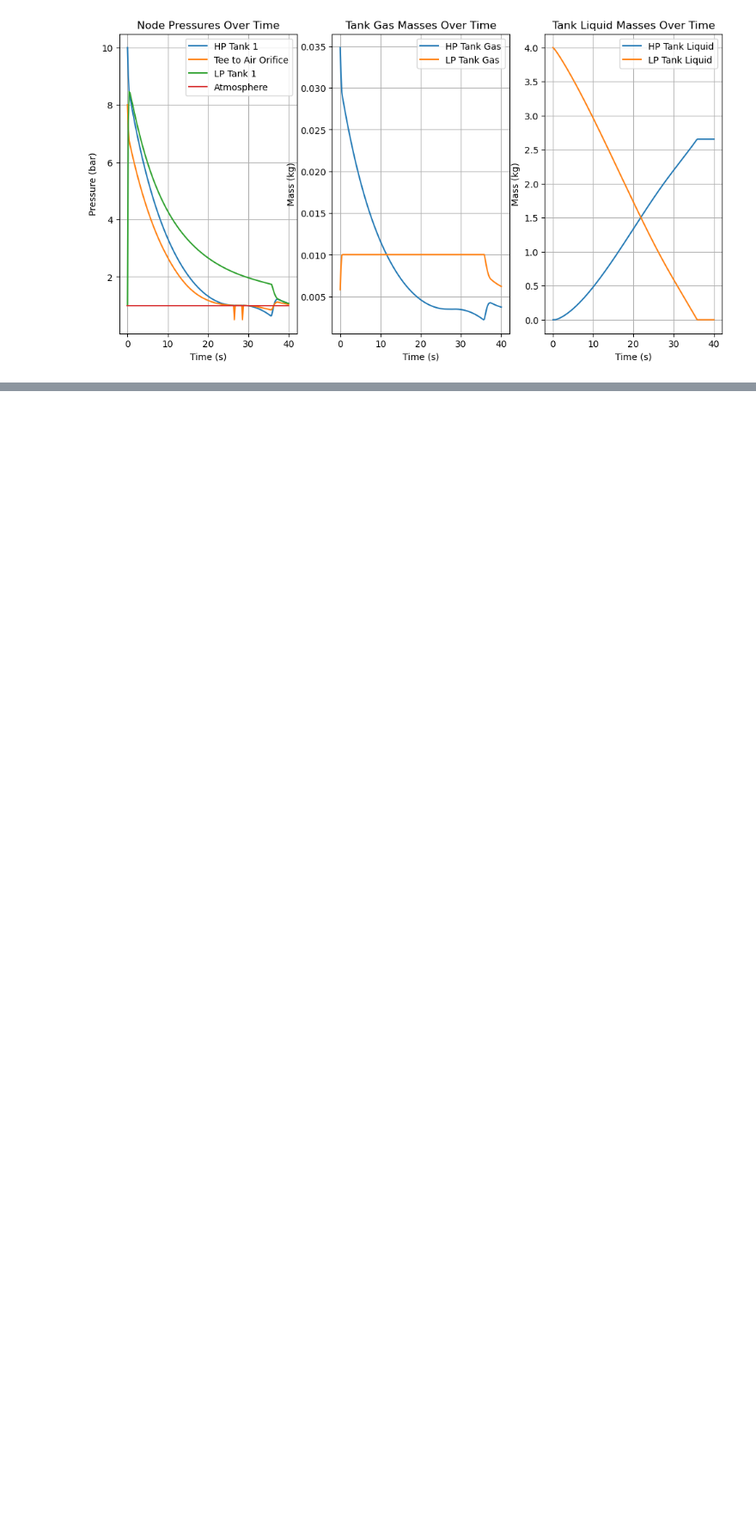
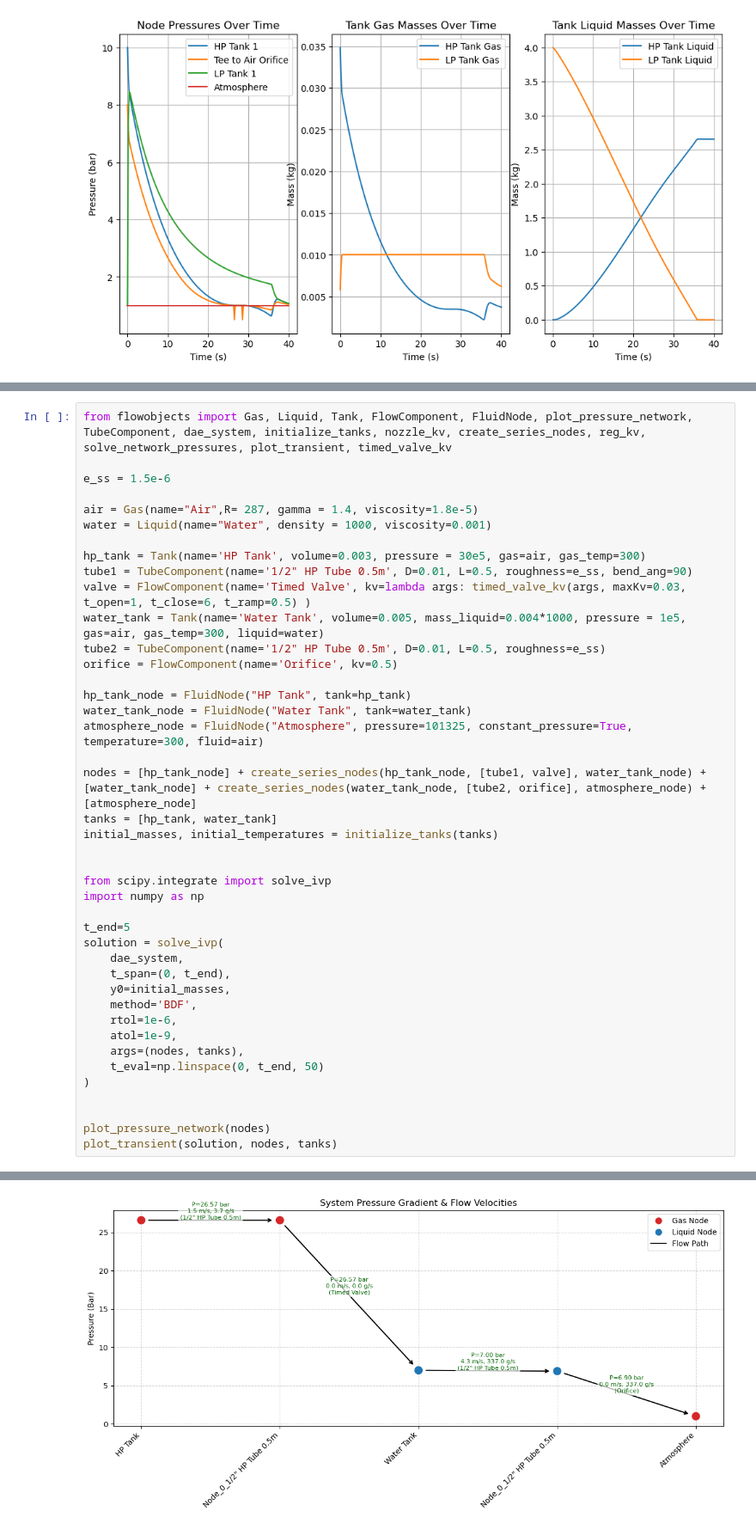
Before and after one commit to LpHiX/FYPTurbine, a Jupyter notebook: kvtest.ipynb, the cells around one changed output, grey strips where cells are left out. Shown at 86% size. Drawn from its saved outputs; the diff is of its cells as text; blank space fills up the shorter version.

```diff
--- a/kvtest.ipynb
+++ b/kvtest.ipynb
@@ -320,0 +312,43 @@ Time: 30.00 s, masses: [2.79219283e-01 8.79622972e+02]
+# %%
+from flowobjects import Gas, Liquid, Tank, FlowComponent, FluidNode, plot_pressure_network, TubeComponent, dae_system, initialize_tanks, nozzle_kv, create_series_nodes, reg_kv, solve_network_pressures, plot_transient, timed_valve_kv
+
+e_ss = 1.5e-6
+
+air = Gas(name="Air",R= 287, gamma = 1.4, viscosity=1.8e-5)
+water = Liquid(name="Water", density = 1000, viscosity=0.001)
+
+hp_tank = Tank(name='HP Tank', volume=0.003, pressure = 30e5, gas=air, gas_temp=300)
+tube1 = TubeComponent(name='1/2" HP Tube 0.5m', D=0.01, L=0.5, roughness=e_ss, bend_ang=90)
+valve = FlowComponent(name='Timed Valve', kv=lambda args: timed_valve_kv(args, maxKv=0.03, t_open=1, t_close=6, t_ramp=0.5) )
+water_tank = Tank(name='Water Tank', volume=0.005, mass_liquid=0.004*1000, pressure = 1e5, gas=air, gas_temp=300, liquid=water)
+tube2 = TubeComponent(name='1/2" HP Tube 0.5m', D=0.01, L=0.5, roughness=e_ss)
+orifice = FlowComponent(name='Orifice', kv=0.5)
+
+hp_tank_node = FluidNode("HP Tank", tank=hp_tank)
+water_tank_node = FluidNode("Water Tank", tank=water_tank)
+atmosphere_node = FluidNode("Atmosphere", pressure=101325, constant_pressure=True, temperature=300, fluid=air)
+
+nodes = [hp_tank_node] + create_series_nodes(hp_tank_node, [tube1, valve], water_tank_node) + [water_tank_node] + create_series_nodes(water_tank_node, [tube2, orifice], atmosphere_node) + [atmosphere_node]
+tanks = [hp_tank, water_tank]
+initial_masses, initial_temperatures = initialize_tanks(tanks)
+
+
+from scipy.integrate import solve_ivp
+import numpy as np
+
+t_end=5
+solution = solve_ivp(
+    dae_system,
+    t_span=(0, t_end),
+    y0=initial_masses,
+    method='BDF',
+    rtol=1e-6,
+    atol=1e-9,
+    args=(nodes, tanks),
+    t_eval=np.linspace(0, t_end, 50)
+)
+
+
+plot_pressure_network(nodes)
+plot_transient(solution, nodes, tanks)
+# %% [output]
@@ -320,0 +356 @@ Time: 30.00 s, masses: [2.79219283e-01 8.79622972e+02]
+[figure, added]
```
Also changed, not shown: parts of 3 cells of this notebook, 6 other files.
